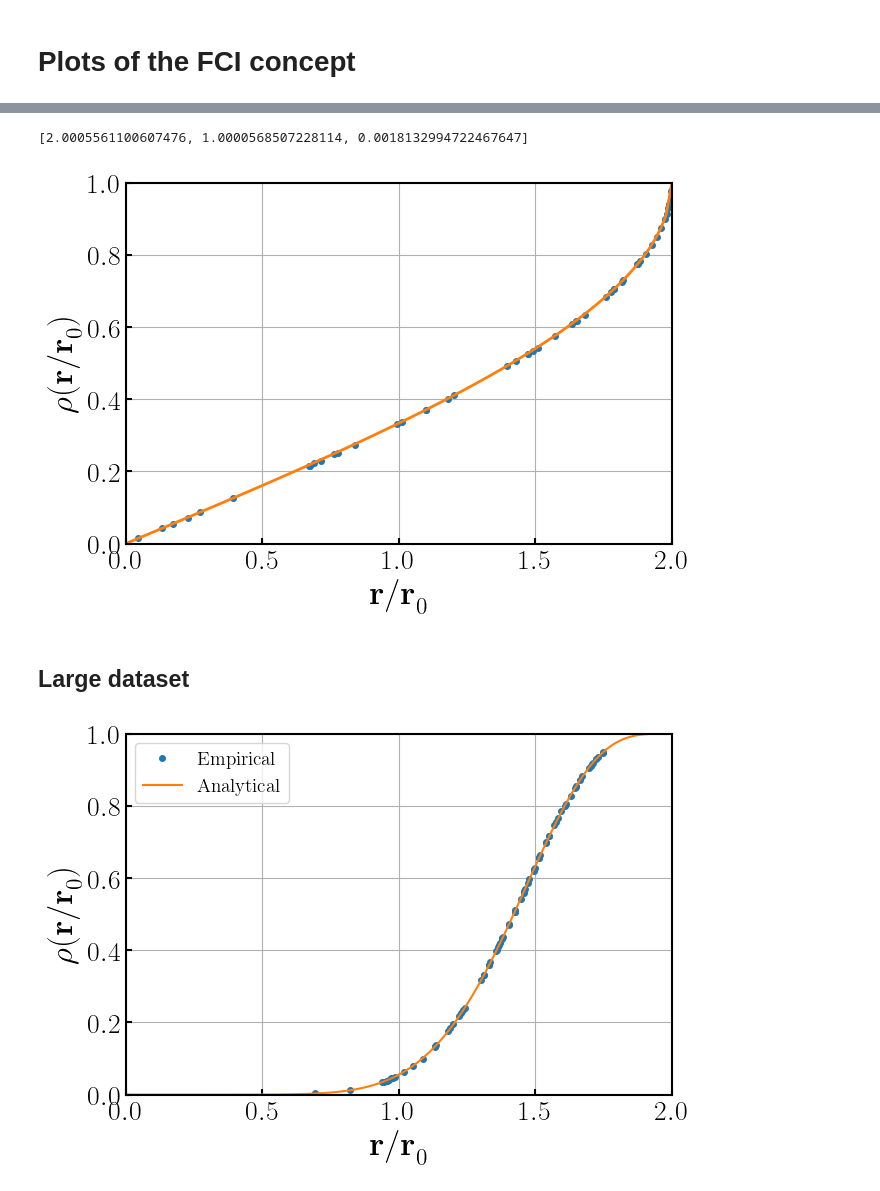
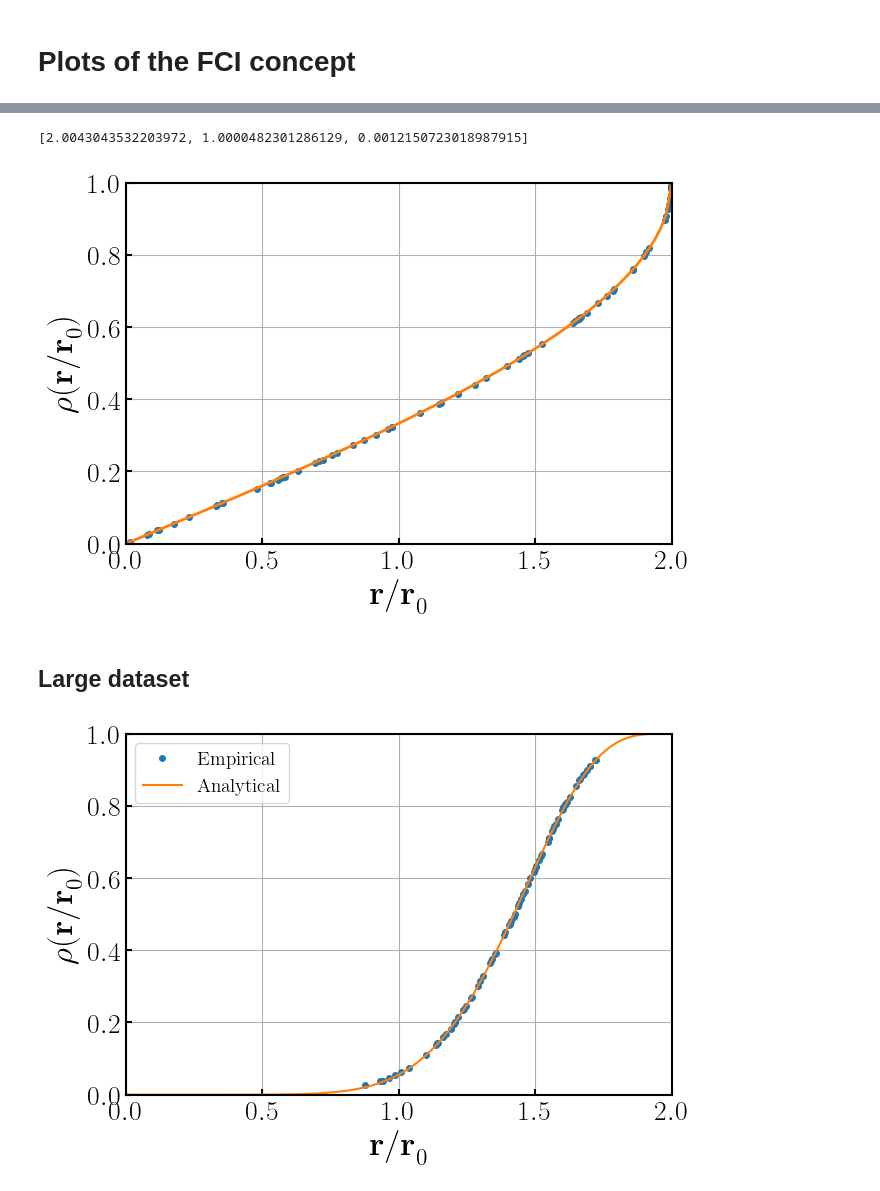
Before and after one commit to JFadanni/ExploringNeuralManifolds, a Jupyter notebook: FCI_plots.ipynb, the cells around one changed output, grey strips where cells are left out. Saved outputs shown, nothing was run; the diff lists cells and outputs as text; code cells hidden in the pictures.

```diff
--- a/FCI_plots.ipynb
+++ b/FCI_plots.ipynb
@@ -42,12 +42,15 @@ plt.rcParams.update({
 myR = "#D81B60"
 myG = "#004D40"
 myO = "#FE6100"
+# %%
+seed = 235
+rng = np.random.default_rng(seed)
 # %%
 N = 300
 d = 2
 
 #dataset = np.random.rand(N,d)
-dataset = np.random.normal(loc=1,scale=0.5,size=(N,d))
+dataset = rng.normal(loc=1,scale=0.5,size=(N,d))
 
 fig = plt.figure()
 ax = fig.add_subplot(111, projection='3d')
@@ -157,26 +163,26 @@ fci_plane = pyFCI.FCI(processed_dataset)
 dim = pyFCI.fit_FCI(fci_plane)
 print(dim)
 # %% [output]
-[2.0005561100607476, 1.0000568507228114, 0.0018132994722467647]
+[2.0043043532203972, 1.0000482301286129, 0.0012150723018987915]
 # %%
 xsp = np.linspace(0,2,100)
-ysp = pyFCI.analytical_FCI(xs, dim[0]-1, dim[1])
+ysp = pyFCI.analytical_FCI(xsp, dim[0]-1, dim[1])
 # %%
 fig, ax = plt.subplots(tight_layout=True, figsize=(7,5))
-selected_points_p = np.random.choice(len(fci_plane), size=50, replace=False)
+selected_points_p = np.random.choice(len(fci_plane), size=70, replace=False)
 ax.plot(fci_plane[selected_points_p,0], fci_plane[selected_points_p,1], ".",label="Empirical")
 ax.plot(xsp, ysp, label="Analytical",lw=2)
 ax.set_xlim([0,2])
 ax.set_ylim([0,1])
 ax.grid(True)
 
 #ax.legend(loc='upper left',fontsize="x-small")
 ax.set_xlabel(r"$\mathbf{r/r}_0$", fontsize="large")
 ax.set_ylabel(r"$\rho(\mathbf{r/r}_0)$", fontsize="large")
 #plt.savefig("FCI_example.pdf")
 plt.show()
 # %% [output]
-[figure, old version]
+[figure, new version]
 # %% [markdown]
 ## Large dataset
 # %%
@@ -205,4 +211,4 @@ ax.set_ylabel(r"$\rho(\mathbf{r/r}_0)$", fontsize="large")
 #plt.savefig("FCI_example.pdf")
 plt.show()
 # %% [output]
-[figure, old version]
+[figure, new version]
```
Also changed, not shown: parts of 8 cells of this notebook.
